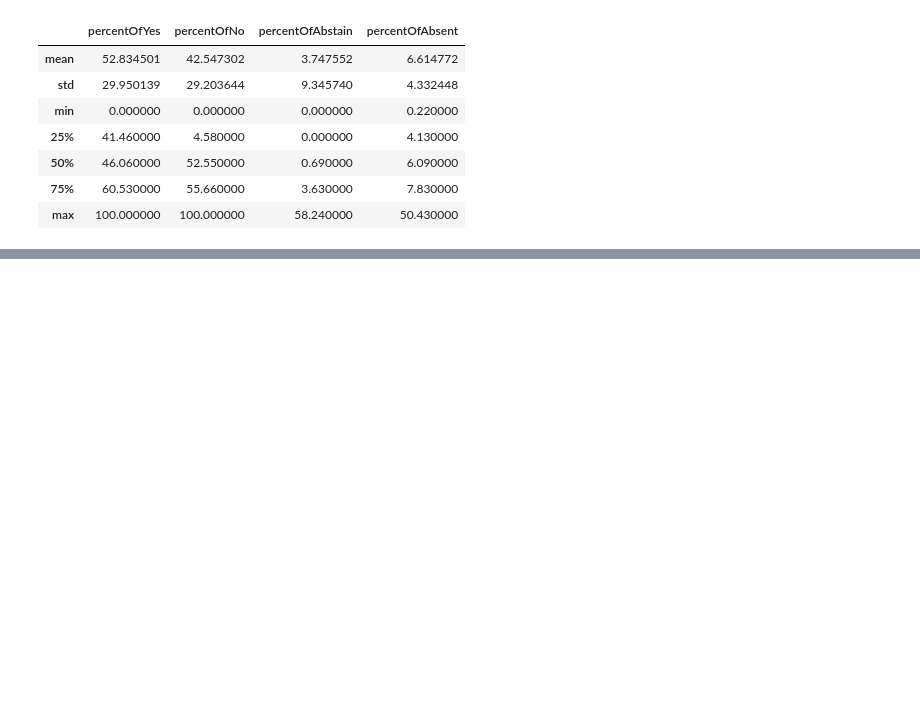
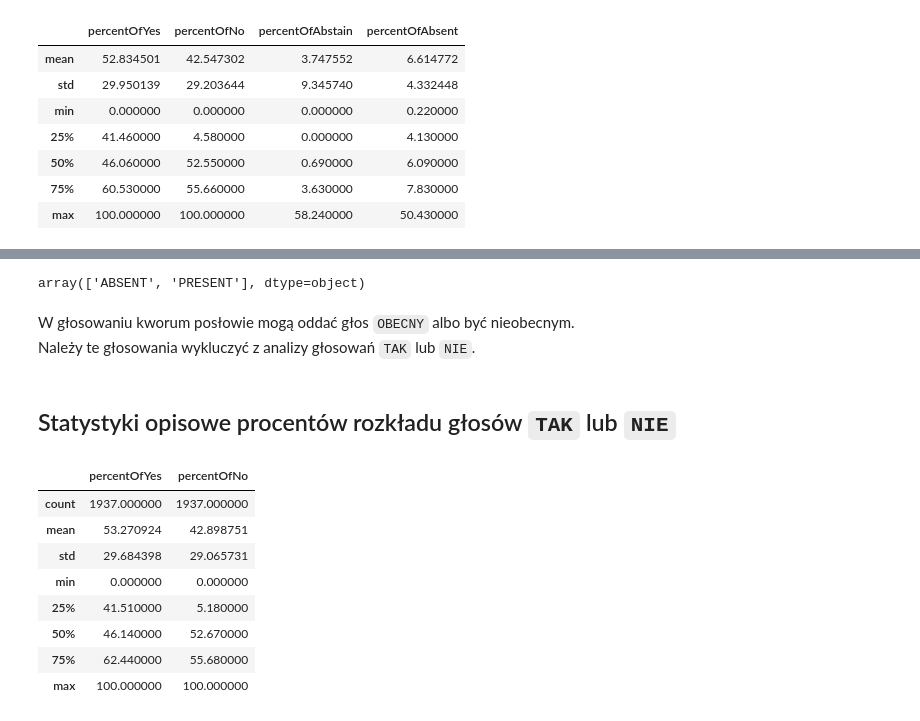
Before and after one commit to michalszycha/polish-sejm-check, a Jupyter notebook: voting.ipynb, the cells around one changed output, grey strips where cells are left out. Saved outputs shown, nothing was run; the diff lists cells and outputs as text; code cells hidden in the pictures; blank space fills up the shorter version.

Commit message:
analysis of percents of votes

```diff
--- a/voting.ipynb
+++ b/voting.ipynb
@@ -34,0 +146,28 @@ voting_df[voting_df.percentOfAbsent == 50.43]
+# %%
+quorum_votes = quorum_voting_df.loc[0].votes
+quorum_votes_df = pd.DataFrame(json.loads(quorum_votes.replace("'", "\"")))
+
+quorum_votes_df.vote.unique()
+# %% [output]
+array(['ABSENT', 'PRESENT'], dtype=object)
+# %% [markdown]
+W głosowaniu kworum posłowie mogą oddać głos `OBECNY` albo być nieobecnym.\
+Należy te głosowania wykluczyć z analizy głosowań `TAK` lub `NIE`.
+# %%
+non_list_voting_df = voting_df[voting_df.kind == 'ELECTRONIC']
+# %%
+yes_no_voting_df = non_list_voting_df[non_list_voting_df.topic != 'Głosowanie kworum']
+# %% [markdown]
+## Statystyki opisowe procentów rozkładu głosów `TAK` lub `NIE`
+# %%
+yes_no_voting_df[['percentOfYes', 'percentOfNo']].describe()
+# %% [output]
+|  | percentOfYes | percentOfNo |
+| count | 1937.000000 | 1937.000000 |
+| mean | 53.270924 | 42.898751 |
+| std | 29.684398 | 29.065731 |
+| min | 0.000000 | 0.000000 |
+| 25% | 41.510000 | 5.180000 |
+| 50% | 46.140000 | 52.670000 |
+| 75% | 62.440000 | 55.680000 |
+| max | 100.000000 | 100.000000 |
```
Also changed, not shown: parts of 30 cells of this notebook.
